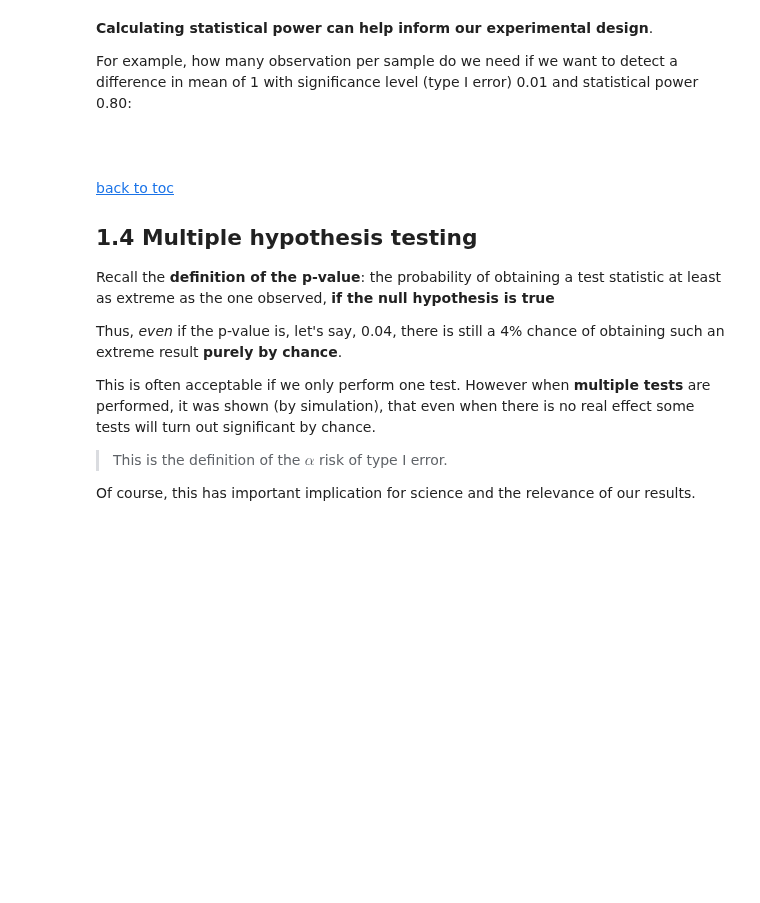
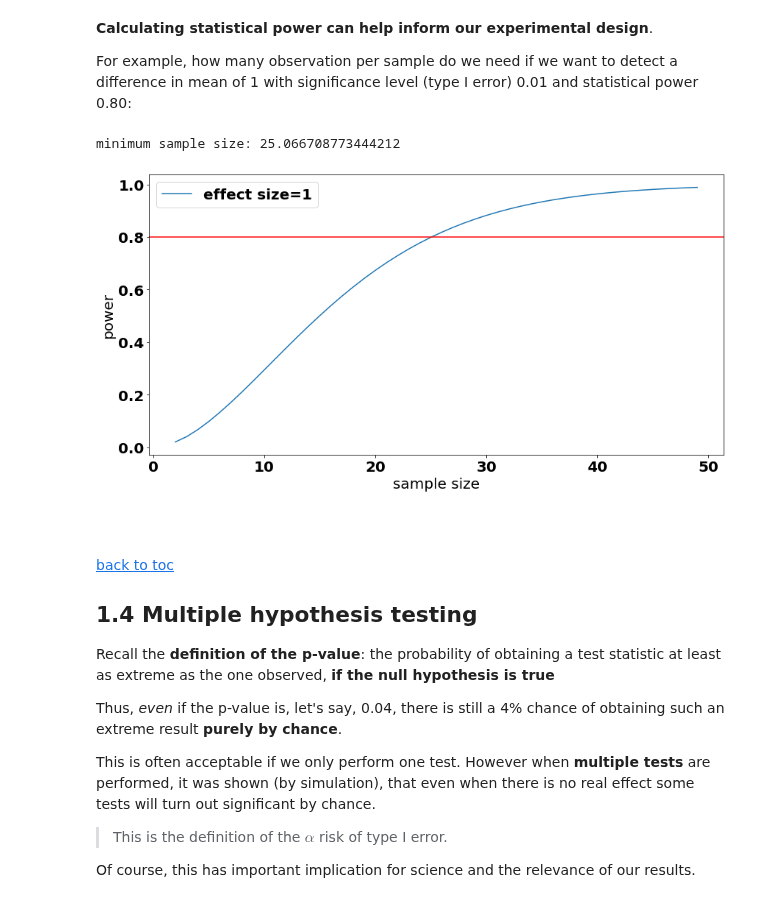
Before and after one commit to sib-swiss/intermediate-python-training, a Jupyter notebook: course1/03_statistics_with_python.ipynb, the cells around one changed output. Cells and saved outputs as stored; diff of their text form; code cells hidden in the pictures; blank space fills up the shorter version.

```diff
--- a/course1/03_statistics_with_python.ipynb
+++ b/course1/03_statistics_with_python.ipynb
@@ -21,7 +22,7 @@ import matplotlib as mpl
 font = {
     'family': 'DejaVu Sans',
     'weight': 'bold',
-    'size'  : 16
+    'size'  : 20
 }
 mpl.rc('font', **font)
 # %% [markdown]
@@ -269,28 +319,31 @@ For example, how many observation per sample do we need if we want to detect a d
 # %%
 effect_size=1
 sig_threshold = 0.01
 P = TTestIndPower()
 
 powers = []
 for sample_size in range(2,50):
     powers.append(P.power(effect_size=effect_size, nobs1=sample_size, ratio=1, alpha=sig_threshold))
 
 fig,ax=plt.subplots(figsize=(14,7))
-sns.lineplot(range(2,50) , powers , label = 'effect size='+str(effect_size), ax=ax)
+sns.lineplot(x=range(2,50) , y=powers , label = 'effect size='+str(effect_size), ax=ax)
 ax.axhline(0.8, color='r', linestyle='-')
 ax.set(xlabel='sample size', ylabel='power')
 
 
 # or, directly:
 print('minimum sample size:',
       P.solve_power(
           effect_size=effect_size,
           nobs1=None,
           ratio=1,
           alpha=sig_threshold,
           power=0.8
       )
 )
+# %% [output]
+minimum sample size: 25.066708773444212
+[figure, added]
 # %% [markdown]
 <br>
 <br>
```
Also changed, not shown: parts of 41 cells of this notebook.
